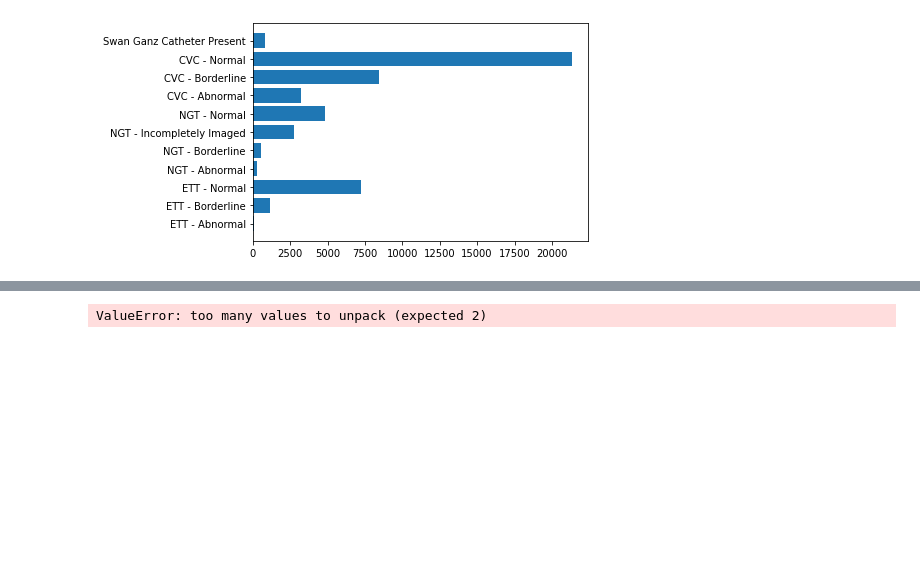
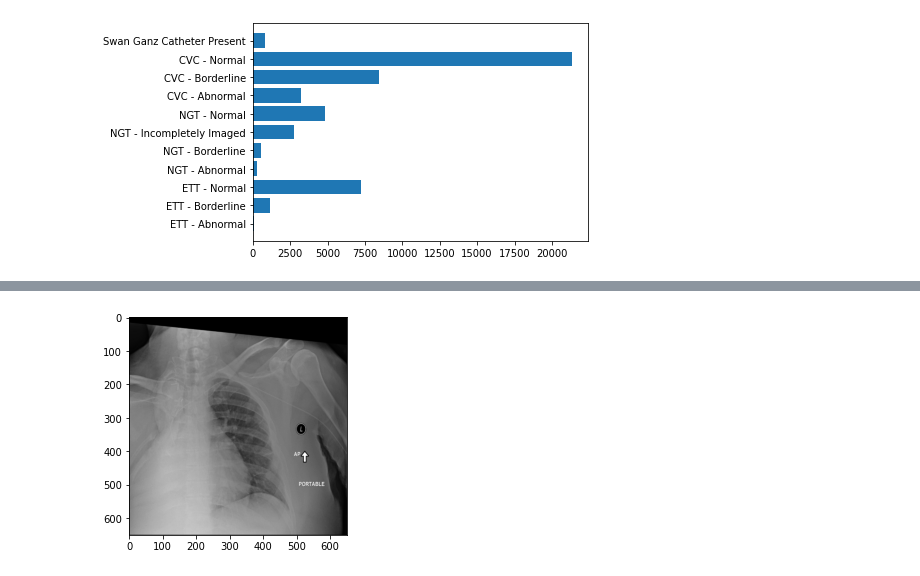
Before and after one commit to svecile/KaggleComp, a Jupyter notebook: Catheter.ipynb, the cells around one changed output, grey strips where cells are left out. Cells and saved outputs as stored; diff of their text form; code cells hidden in the pictures; blank space fills up the shorter version.

Commit message:
load and resize training data done

```diff
--- a/Catheter.ipynb
+++ b/Catheter.ipynb
@@ -91,21 +78,23 @@ Name: combined_label, Length: 211, dtype: int64
 # %%
-def load_training_data(imageSize=650):
+def load_resize_training_data(imageSize=650, numImages = 1000):
     path = os.path.join(base_dir, "train/")
     trainingData = []
     i=0
     for img in os.listdir(path):
-        if i==1000:
+        if i==numImages:
             break
         img_array = cv2.imread(os.path.join(path, img), cv2.IMREAD_GRAYSCALE)
         resized_array = cv2.resize(img_array, (imageSize, imageSize))
-        trainingData.append(resized_array)
+        trainingData.append([resized_array, train_df.loc[[i], ['combined_label']]])
         i+=1
 
-    plt.imshow(trainingData[0], cmap="gray")
+    plt.imshow(trainingData[0][0], cmap="gray")
+
     return trainingData
+
 data = load_training_data()
 # %% [output]
-ValueError: too many values to unpack (expected 2)
+[figure, added]
 # %%
 # build a sequential model
 model = Sequential()
```
Also changed, not shown: parts of 1 cell of this notebook.
